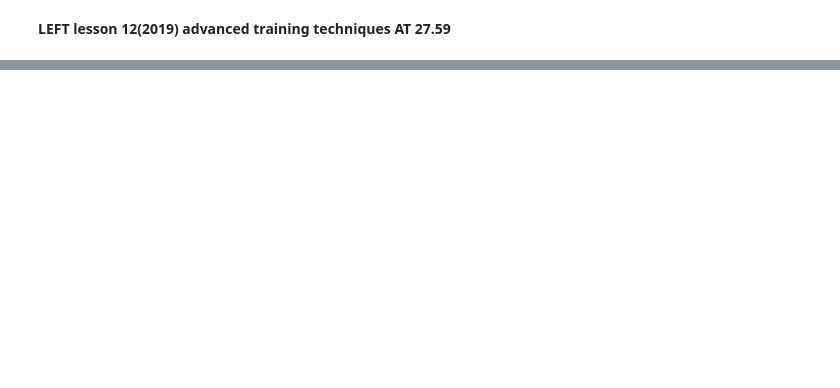
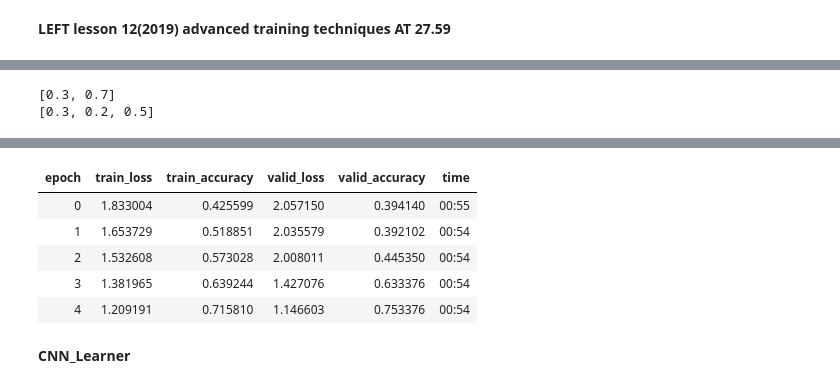
Before and after one commit to Hlompho-Dash/first_try_of_fastai, a Jupyter notebook: 11_train_imagennete.ipynb, the cells around one changed output, grey strips where cells are left out. Cells and saved outputs as stored; diff of their text form; code cells hidden in the pictures; blank space fills up the shorter version.

```diff
--- a/11_train_imagennete.ipynb
+++ b/11_train_imagennete.ipynb
@@ -74,0 +252,25 @@ os.chdir('/content/gdrive/MyDrive/first_try_of_fastai')
+# %%
+print(create_phases(0.3))
+print(create_phase([0.3, 0.2]))
+# %% [output]
+[0.3, 0.7]
+[0.3, 0.2, 0.5]
+# %%
+#export
+def cos_1cycle_anneal(start, high, end):
+    return [sched_cos(start, high), sched_cos(high, end)]
+# %%
+lr = 1e-2
+pct_start = 0.5
+phases = create_phases(pct_start)
+sched_lr = combine_scheds(phases, cos_1cycle_anneal(lr/10,lr,lr/1e5))
+sched_mom = combine_scheds(phases, cos_1cycle_anneal(0.95,0.85,0.95) )
+# %%
+cbsched = [
+           ParamScheduler('lr', sched_lr),
+           ParamScheduler('mom', sched_mom)]
+# %%
+learn = Learner(arch(), data, loss_func, lr=lr, cb_funcs=cbfs, opt_func=opt_func)
+# %%
+learn.fit(5, cbs = cbsched)
+# %% [output]
@@ -74,0 +278,8 @@ os.chdir('/content/gdrive/MyDrive/first_try_of_fastai')
+| epoch | train_loss | train_accuracy | valid_loss | valid_accuracy | time |
+| 0 | 1.833004 | 0.425599 | 2.057150 | 0.394140 | 00:55 |
+| 1 | 1.653729 | 0.518851 | 2.035579 | 0.392102 | 00:54 |
+| 2 | 1.532608 | 0.573028 | 2.008011 | 0.445350 | 00:54 |
+| 3 | 1.381965 | 0.639244 | 1.427076 | 0.633376 | 00:54 |
+| 4 | 1.209191 | 0.715810 | 1.146603 | 0.753376 | 00:54 |
+# %% [markdown]
+**CNN_Learner**
```
Also changed, not shown: parts of 30 cells of this notebook, 2 other files.
